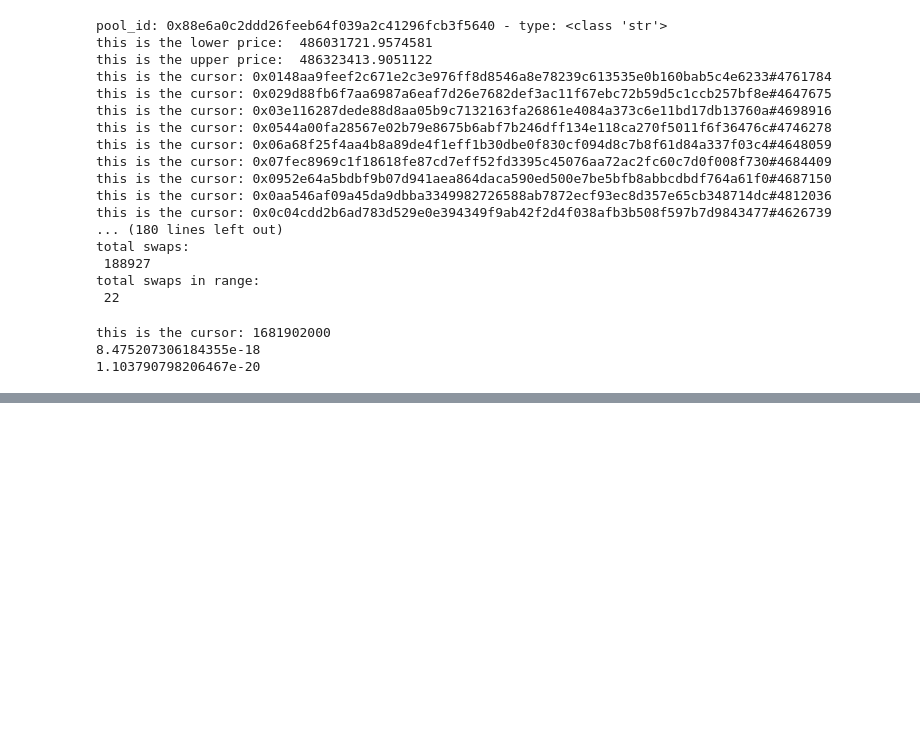
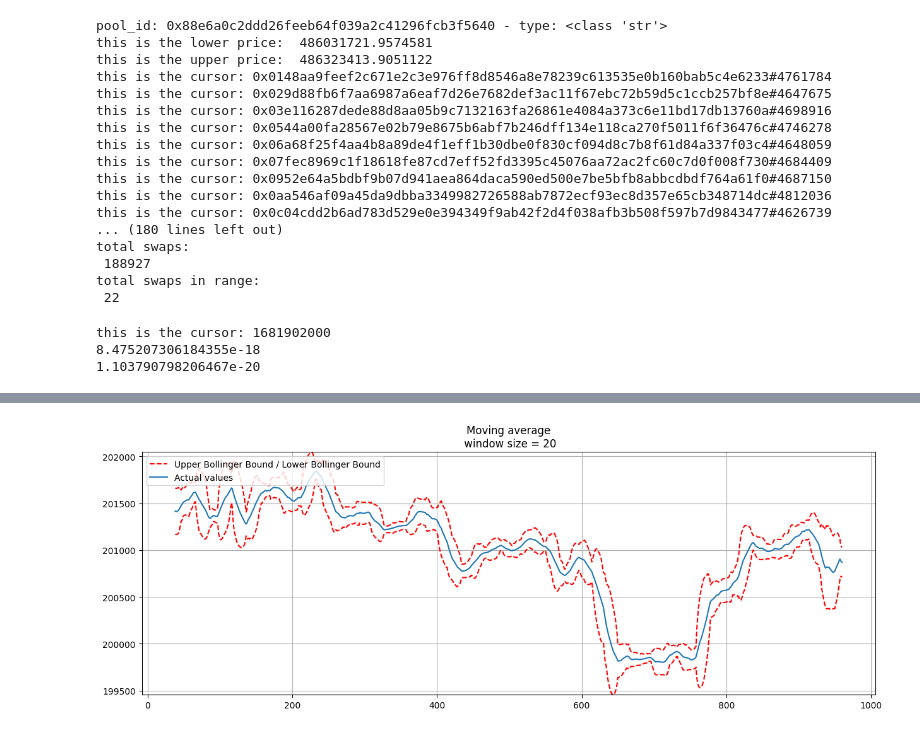
Before and after one commit to Fooooooooooox/learn_uniswapv3, a Jupyter notebook: strategies/part4_constantRange.ipynb, the cells around one changed output, grey strips where cells are left out. Cells and saved outputs as stored; diff of their text form; code cells hidden in the pictures; blank space fills up the shorter version.

```diff
--- a/strategies/part4_constantRange.ipynb
+++ b/strategies/part4_constantRange.ipynb
@@ -251,9 +528,10 @@ tickUpper
 # %%
+#  !!!
 ma_data = utils.moving_average(liquidity_data, 168)
 # 选最近的一个价格作为tick的中心, 以3为固定长度
 centre_tick = ma_data["tick"].iloc[-1]
-upper_tick = centre_tick + 3
-lower_tick = centre_tick - 3
+upper_tick = centre_tick + 800
+lower_tick = centre_tick - 800
 
 # 计算价格范围
 tickLower = lower_tick
@@ -269,7 +547,7 @@ sqrt_p_lower_f = '{:.0f}'.format(sqrt_p_lower)
 sqrt_p_upper_f = '{:.0f}'.format(sqrt_p_upper)
 # 获取swaps
 # swaps = query.query_swaps(begin=int(begin.timestamp()), end=int(end.timestamp()), pool_id=pool_id, sqrtPriceX96_gte=sqrt_p_lower_f, sqrtPriceX96_lte=sqrt_p_upper_f)
-swaps = query.query_swaps(begin=int(begin.timestamp()), end=int(end.timestamp()), pool_id=pool_id)
+# swaps = query.query_swaps(begin=int(begin.timestamp()), end=int(end.timestamp()), pool_id=pool_id)
 swaps1 = swaps
 swaps1["tick"] = swaps1["tick"].astype(float)
 condition = (swaps1['tick'] > tickLower) & (swaps1['tick'] < tickUpper)
@@ -464,7 +768,7 @@ initial_position = 10000
 position_token0_amount = 5000.0
 real_price_token1 = 1 / (utils.price2RealPrice(liquidity_data["real_price"].iloc[-1], 6, 18))
 position_token1_amount = 5000  / real_price_token1
-liquidity = utils.calculateLiquidity(token0_amount=position_token0_amount, token1_amount=position_token1_amount, price_low=lowerPrice, price_upper=upperPrice)
+liquidity = utils.calculateLiquidity(token0_amount=position_token0_amount * decimal0, token1_amount=position_token1_amount * decimal1, price_low=lowerPrice, price_upper=upperPrice)
 liquidity_data["ratio"] = liquidity / liquidity_data["liquidity"]
 
 liquidity_data = liquidity_data[["periodStartUnix", "ratio"]]
@@ -498,3 +802,8 @@ print(fee1_sum)
 this is the cursor: 1681902000
 8.475207306184355e-18
 1.103790798206467e-20
+# %%
+tick_index_data = liquidity_data["tick"]
+# 为了方便 我直接拿tick来算了
+bollinger_bands = utils.calculate_bollinger_bands(tick_index_data)
+bollinger_bands
@@ -500,0 +824,7 @@ this is the cursor: 1681902000
+# %%
+import matplotlib.pyplot as plt
+import pandas as pd
+%matplotlib inline
+import numpy as np
+plt.rcParams.update({'figure.max_open_warning': 0})
+import yfinance as yf
@@ -500,0 +847,25 @@ this is the cursor: 1681902000
+# %%
+df = bollinger_bands
+df.dropna(axis=0, inplace=True)
+
+
+series = df['price']
+scale = 2
+window = 20
+sma = series.rolling(window).mean()
+deviation = series.rolling(window).std()
+lower_bound = sma - scale * deviation
+upper_bound = sma + scale * deviation
+
+# 绘制布林带图
+plt.figure(figsize=(15,5))
+plt.plot(upper_bound, "r--", label="Upper Bollinger Bound / Lower Bollinger Bound")
+plt.plot(lower_bound, "r--")
+
+plt.title("Moving average\n window size = {}".format(window))
+plt.plot(sma, label="Actual values")
+plt.ylim(lower_bound.min() - 1, upper_bound.max() + 1)
+plt.legend(loc="upper left")
+plt.grid(True)
+# %% [output]
+[figure, added]
```
Also changed, not shown: parts of 48 cells of this notebook, 2 other files.
